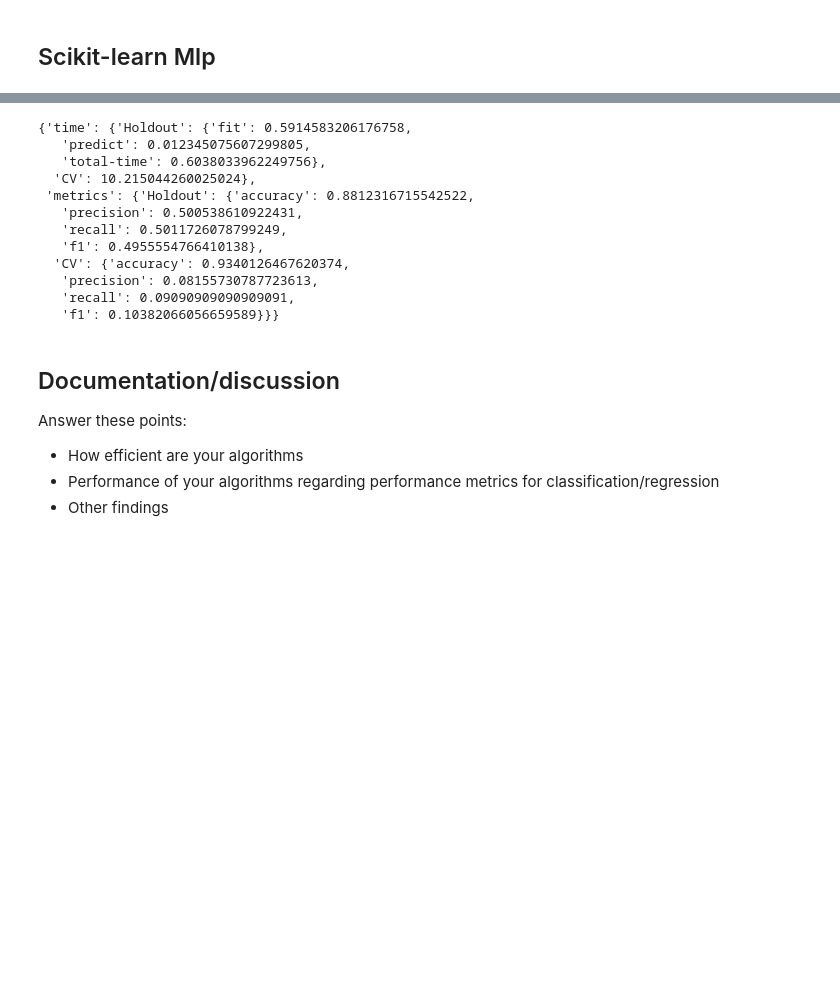
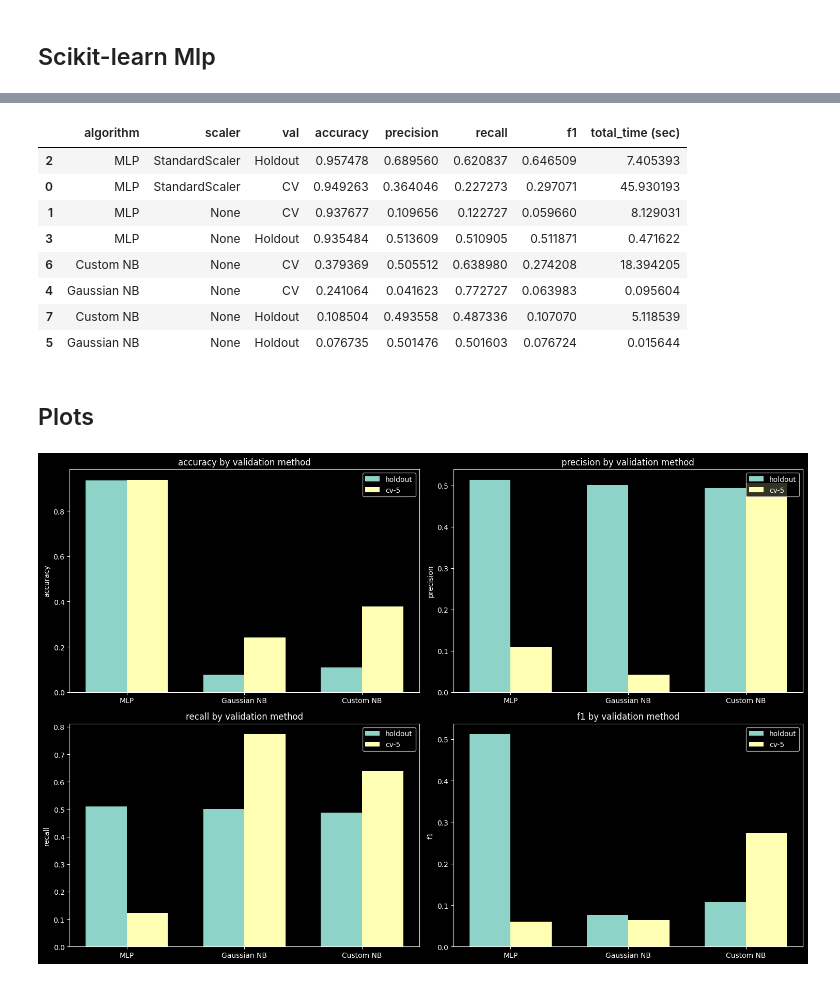
Before and after one commit to r-gg/ml-37, a Jupyter notebook: Exercise 2/NaiveBayes/NB-Bankrupcy.ipynb, the cells around one changed output, grey strips where cells are left out. Drawn from its saved outputs; the diff is of its cells as text; code cells hidden in the pictures; blank space fills up the shorter version.

```diff
--- a/Exercise 2/NaiveBayes/NB-Bankrupcy.ipynb
+++ b/Exercise 2/NaiveBayes/NB-Bankrupcy.ipynb
@@ -56,9 +62,8 @@ df.drop('Net Income Flag', axis=1, inplace=True)
 # %% [markdown]
 ## Custom Implementation
 # %%
-metrics_our_model = {'time':{'Holdout': {'fit': 0, 'predict': 0, 'total-time': 0}, 'CV': 0},
-                     'metrics': {'Holdout': {'accuracy': 0, 'precision':0, 'recall':0, 'f1':0},
-                                'CV': {'accuracy': 0, 'precision':0, 'recall':0, 'f1':0}}}
+cols = ["algorithm", "scaler", "val", "accuracy", "precision", "recall", "f1", "total_time (sec)"]
+results = pd.DataFrame(columns = cols)
 # %%
 train, test = train_test_split(df, test_size=0.3, random_state=42, shuffle=True)
 X_test = test.drop(['Bankrupt?'], axis=1)
@@ -291,22 +369,58 @@ metrics_sklearn_mlp['metrics']['CV']['f1'] = f1_scores.mean()
+# %%
+new_row = pd.DataFrame({
+    "algorithm": "MLP",
+    "scaler": "StandardScaler",
+    "val": 'CV',
+    "accuracy": accuracy_scores.mean(),
+    "precision": precision_scores.mean(),
+    "recall": recall_scores.mean(),
+    "f1": f1_scores.mean(),
+    "total_time (sec)": et - st
+}, index=[0])
+
+results = pd.concat([new_row, results.loc[:]]).reset_index(drop=True)
 # %%
-metrics_sklearn_mlp
+# sort results by accuracy
+results.sort_values(by="accuracy", ascending=False)
 # %% [output]
-{'time': {'Holdout': {'fit': 0.5914583206176758,
-   'predict': 0.012345075607299805,
-   'total-time': 0.6038033962249756},
-  'CV': 10.215044260025024},
- 'metrics': {'Holdout': {'accuracy': 0.8812316715542522,
-   'precision': 0.500538610922431,
-   'recall': 0.5011726078799249,
-   'f1': 0.4955554766410138},
-  'CV': {'accuracy': 0.9340126467620374,
-   'precision': 0.08155730787723613,
-   'recall': 0.09090909090909091,
-   'f1': 0.10382066056659589}}}
+|  | algorithm | scaler | val | accuracy | precision | recall | f1 | total_time (sec) |
+| 2 | MLP | StandardScaler | Holdout | 0.957478 | 0.689560 | 0.620837 | 0.646509 | 7.405393 |
+| 0 | MLP | StandardScaler | CV | 0.949263 | 0.364046 | 0.227273 | 0.297071 | 45.930193 |
+| 1 | MLP | None | CV | 0.937677 | 0.109656 | 0.122727 | 0.059660 | 8.129031 |
+| 3 | MLP | None | Holdout | 0.935484 | 0.513609 | 0.510905 | 0.511871 | 0.471622 |
+| 6 | Custom NB | None | CV | 0.379369 | 0.505512 | 0.638980 | 0.274208 | 18.394205 |
+| 4 | Gaussian NB | None | CV | 0.241064 | 0.041623 | 0.772727 | 0.063983 | 0.095604 |
+| 7 | Custom NB | None | Holdout | 0.108504 | 0.493558 | 0.487336 | 0.107070 | 5.118539 |
+| 5 | Gaussian NB | None | Holdout | 0.076735 | 0.501476 | 0.501603 | 0.076724 | 0.015644 |
 # %% [markdown]
-## Documentation/discussion
-
-Answer these points:
--	How efficient are your algorithms
--	Performance of your algorithms regarding performance metrics for classification/regression
--	Other findings
+## Plots
+# %%
+labels = ['MLP', 'Gaussian NB', 'Custom NB']
+
+x = np.arange(len(labels))  # the label locations
+width = 0.35  # the width of the bars
+
+results_comp_hw = results.loc[results['scaler'] == 'None']
+
+fig, ax = plt.subplots(2,2)
+fig.set_size_inches(15, h=10)
+for i in range(2):
+    for j in range(2):
+
+        metric_idx = 3 + i*2 + j
+        metric_name = results.columns[metric_idx]
+
+
+        rects1 = ax[i,j].bar(x - width/2, results_comp_hw.loc[results_comp_hw['val'] == 'Holdout', metric_name], width, label='holdout')
+        rects2 = ax[i,j].bar(x + width/2, results_comp_hw.loc[results_comp_hw['val'] == 'CV', metric_name], width, label='cv-5')
+
+        # Add some text for labels, title and custom x-axis tick labels, etc.
+        ax[i,j].set_ylabel(metric_name)
+        ax[i,j].set_title(f'{metric_name} by validation method')
+        ax[i,j].set_xticks(x)
+        ax[i,j].set_xticklabels(labels)
+        ax[i,j].legend()
+
+        fig.tight_layout()
+# %% [output]
+[figure, added]
```
Also changed, not shown: parts of 18 cells of this notebook, 5 other files.
